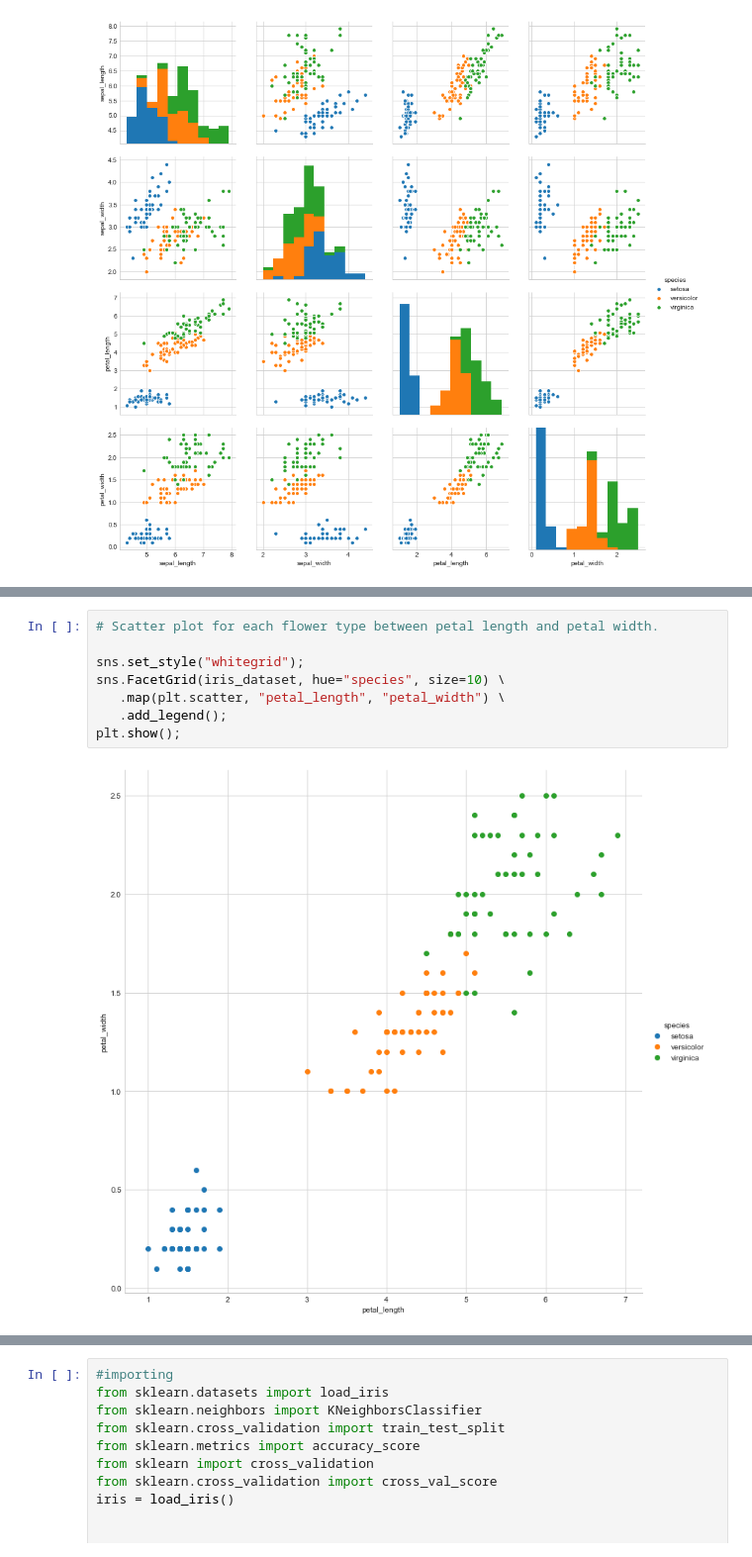
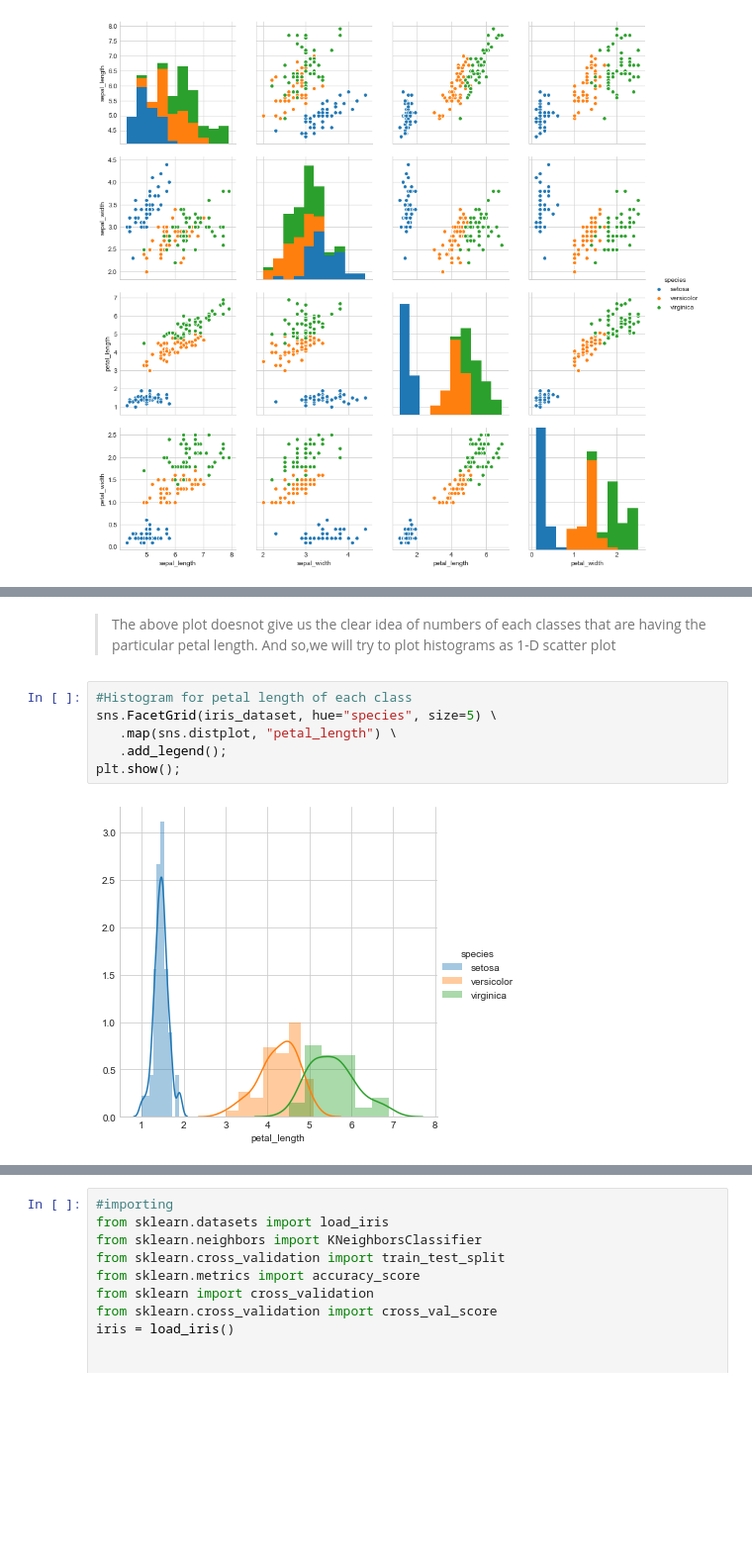
Before and after one commit to Rakesh9998/Iris-dataset-observation-Blog-your-solution-project-udacity-, a Jupyter notebook: Iris_project.ipynb, the cells around one changed output, grey strips where cells are left out. Shown at 99% size. Drawn from its saved outputs; the diff is of its cells as text; blank space fills up the shorter version.

```diff
--- a/Iris_project.ipynb
+++ b/Iris_project.ipynb
@@ -92,10 +276,10 @@ plt.show()
+# %% [markdown]
+>The above plot doesnot give us the clear idea of numbers of each classes that are having the particular petal length. And so,we will try to plot histograms as 1-D scatter plot
 # %%
-# Scatter plot for each flower type between petal length and petal width.
-
-sns.set_style("whitegrid");
-sns.FacetGrid(iris_dataset, hue="species", size=10) \
-   .map(plt.scatter, "petal_length", "petal_width") \
+#Histogram for petal length of each class
+sns.FacetGrid(iris_dataset, hue="species", size=5) \
+   .map(sns.distplot, "petal_length") \
    .add_legend();
 plt.show();
 # %% [output]
-[figure, old version]
+[figure, new version]
```
Also changed, not shown: parts of 51 cells of this notebook.
